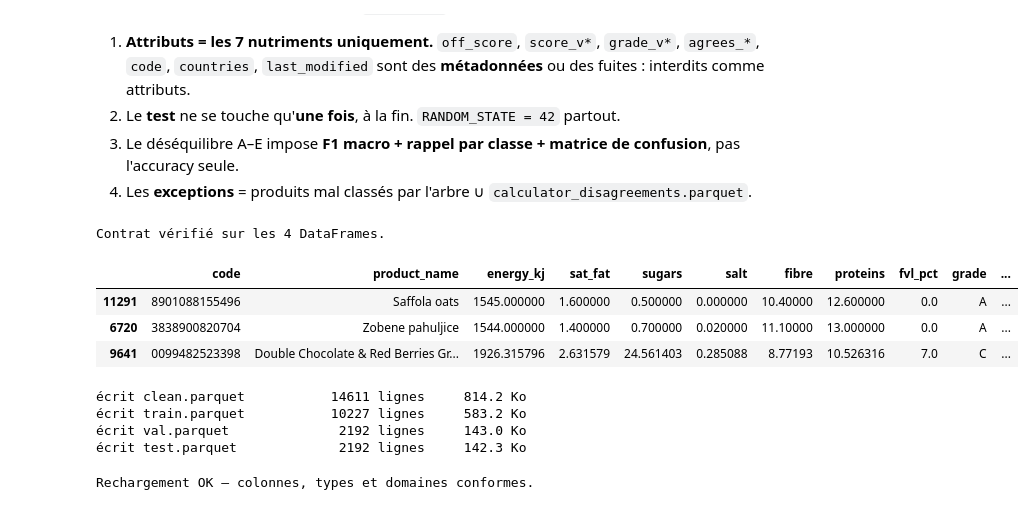
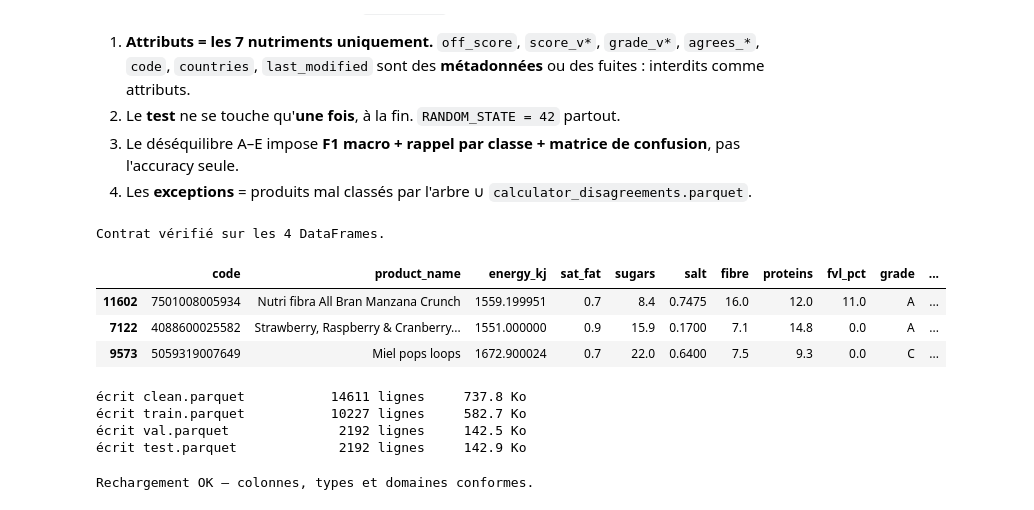
Before and after one commit to tahaaitbaissi/NutriScore, a Jupyter notebook: notebooks/01_preparation_nutriscore.ipynb, the cells around one changed output. Cells and saved outputs as stored; diff of their text form; code cells hidden in the pictures.

```diff
--- a/notebooks/01_preparation_nutriscore.ipynb
+++ b/notebooks/01_preparation_nutriscore.ipynb
@@ -894,7 +894,12 @@ def clean(raw: pd.DataFrame):
          len(d), len(d), int(name.isna().sum()))
 
     d["any_nutrient_was_imputed"] = d["salt_derived"].astype(bool)
-    return d.reset_index(drop=True), pd.DataFrame(log)
+
+    # Ordre canonique (code croissant) : le split dépend de l'ordre des lignes.
+    # DuckDB peut renvoyer le sous-ensemble dans un ordre différent après reconstruction ;
+    # ce tri garantit que clean() puis train_test_split() donnent toujours les mêmes ensembles.
+    d = d.sort_values("code").reset_index(drop=True)
+    return d, pd.DataFrame(log)
 
 
 df_clean, cleaning_log = clean(df_raw)
@@ -1518,37 +1523,37 @@ def build_contract(frame: pd.DataFrame) -> pd.DataFrame:
         out[c] = out[c].astype("int16")
     for c in ("agrees_with_off_v2021", "agrees_with_off_v2023",
               "suspect_consistency", "any_nutrient_was_imputed"):
         out[c] = out[c].astype(bool)
     out["countries"] = out["countries"].fillna("")
     out["last_modified"] = pd.to_datetime(out["last_modified"], utc=True)
 
     # assertions de contrat
     assert list(out.columns) == CONTRACT
     assert out[list(FEATURES)].notna().all().all()
     assert set(out["grade"].dropna().unique()) <= set(GRADES)
     assert out["y_int"].between(0, 4).all()
     assert out["grade"].cat.categories.tolist() == GRADES
     assert out["score_v2021"].notna().all() and out["score_v2023"].notna().all()
     return out
 
 
 train_out = build_contract(train)
 val_out = build_contract(val)
 test_out = build_contract(test)
-clean_out = build_contract(all_scored)
+clean_out = build_contract(all_scored.sort_values("code"))  # ordre canonique, comme clean()
 
 # Cohérence d'ensemble : le nettoyé est exactement l'union des trois découpages
 assert len(clean_out) == len(train_out) + len(val_out) + len(test_out)
 assert set(clean_out["code"]) == set(train_out["code"]) | set(val_out["code"]) | set(test_out["code"])
 assert set(train_out["code"]).isdisjoint(set(test_out["code"]))
 print("Contrat vérifié sur les 4 DataFrames.")
 display(train_out.head(3))
 # %% [output]
 Contrat vérifié sur les 4 DataFrames.
 |  | code | product_name | energy_kj | sat_fat | sugars | salt | fibre | proteins | fvl_pct | grade | ... |
-| 11291 | 8901088155496 | Saffola oats | 1545.000000 | 1.600000 | 0.500000 | 0.000000 | 10.40000 | 12.600000 | 0.0 | A | ... |
-| 6720 | 3838900820704 | Zobene pahuljice | 1544.000000 | 1.400000 | 0.700000 | 0.020000 | 11.10000 | 13.000000 | 0.0 | A | ... |
-| 9641 | 0099482523398 | Double Chocolate & Red Berries Gr... | 1926.315796 | 2.631579 | 24.561403 | 0.285088 | 8.77193 | 10.526316 | 7.0 | C | ... |
+| 11602 | 7501008005934 | Nutri fibra All Bran Manzana Crunch | 1559.199951 | 0.7 | 8.4 | 0.7475 | 16.0 | 12.0 | 11.0 | A | ... |
+| 7122 | 4088600025582 | Strawberry, Raspberry & Cranberry... | 1551.000000 | 0.9 | 15.9 | 0.1700 | 7.1 | 14.8 | 0.0 | A | ... |
+| 9573 | 5059319007649 | Miel pops loops | 1672.900024 | 0.7 | 22.0 | 0.6400 | 7.5 | 9.3 | 0.0 | C | ... |
 # %%
 # Écriture des fichiers du livrable
 files = {
@@ -1562,10 +1567,10 @@ for name, frame in files.items():
     frame.to_parquet(path, index=False)
     print(f"écrit {path.name:22s} {frame.shape[0]:>6d} lignes  {path.stat().st_size / 1024:>8.1f} Ko")
 # %% [output]
-écrit clean.parquet           14611 lignes     814.2 Ko
-écrit train.parquet           10227 lignes     583.2 Ko
-écrit val.parquet              2192 lignes     143.0 Ko
-écrit test.parquet             2192 lignes     142.3 Ko
+écrit clean.parquet           14611 lignes     737.8 Ko
+écrit train.parquet           10227 lignes     582.7 Ko
+écrit val.parquet              2192 lignes     142.5 Ko
+écrit test.parquet             2192 lignes     142.9 Ko
 # %%
 # Rechargement dans des objets neufs + nouvelles assertions de contrat
 reloaded = {name: pd.read_parquet(PROCESSED / f"{name}.parquet") for name in
```
Also changed, not shown: parts of 7 cells of this notebook, 5 other files.
